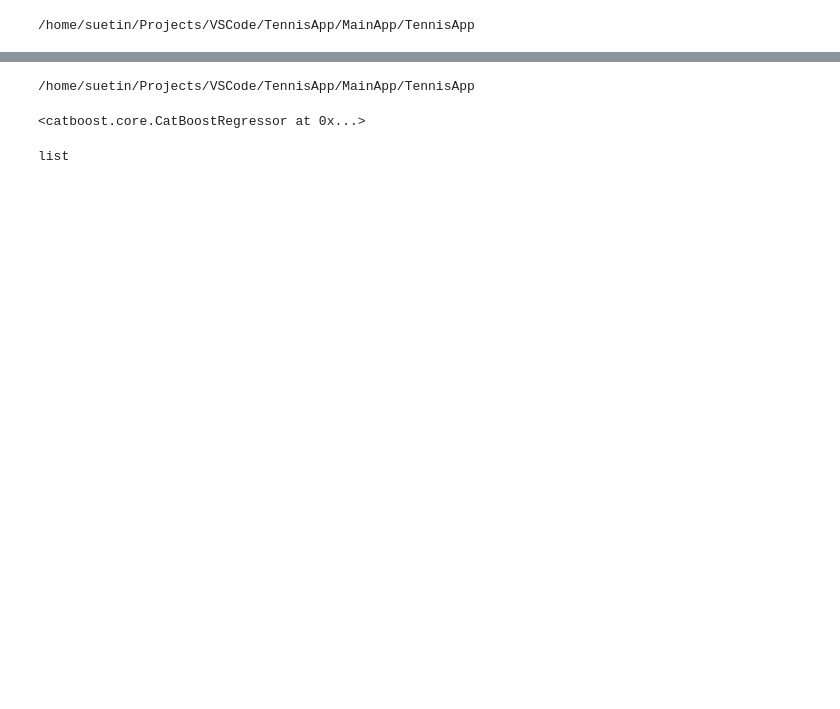
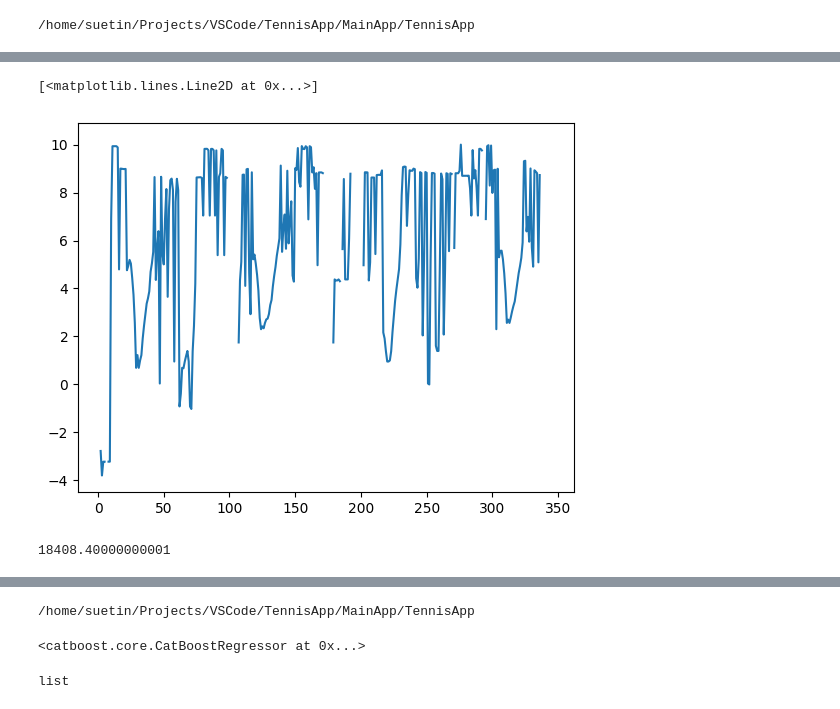
Before and after one commit to Nickolays/TennisApp, a Jupyter notebook: notebooks/ball_analysis.ipynb, the cells around one changed output, grey strips where cells are left out. Saved outputs shown, nothing was run; the diff lists cells and outputs as text; code cells hidden in the pictures; blank space fills up the shorter version.

```diff
--- a/notebooks/ball_analysis.ipynb
+++ b/notebooks/ball_analysis.ipynb
@@ -102,0 +177,9 @@ df_ball_positions[df_ball_positions['ball_hit']==1]
+# %%
+plt.plot(np.log(df_ball_positions['distance'][1:]))
+# %% [output]
+[<matplotlib.lines.Line2D at 0x...>]
+[figure, added]
+# %%
+df_ball_positions['distance'][1:].quantile(0.95)
+# %% [output]
+18408.40000000001
```
Also changed, not shown: parts of 27 cells of this notebook, 2 other files.
